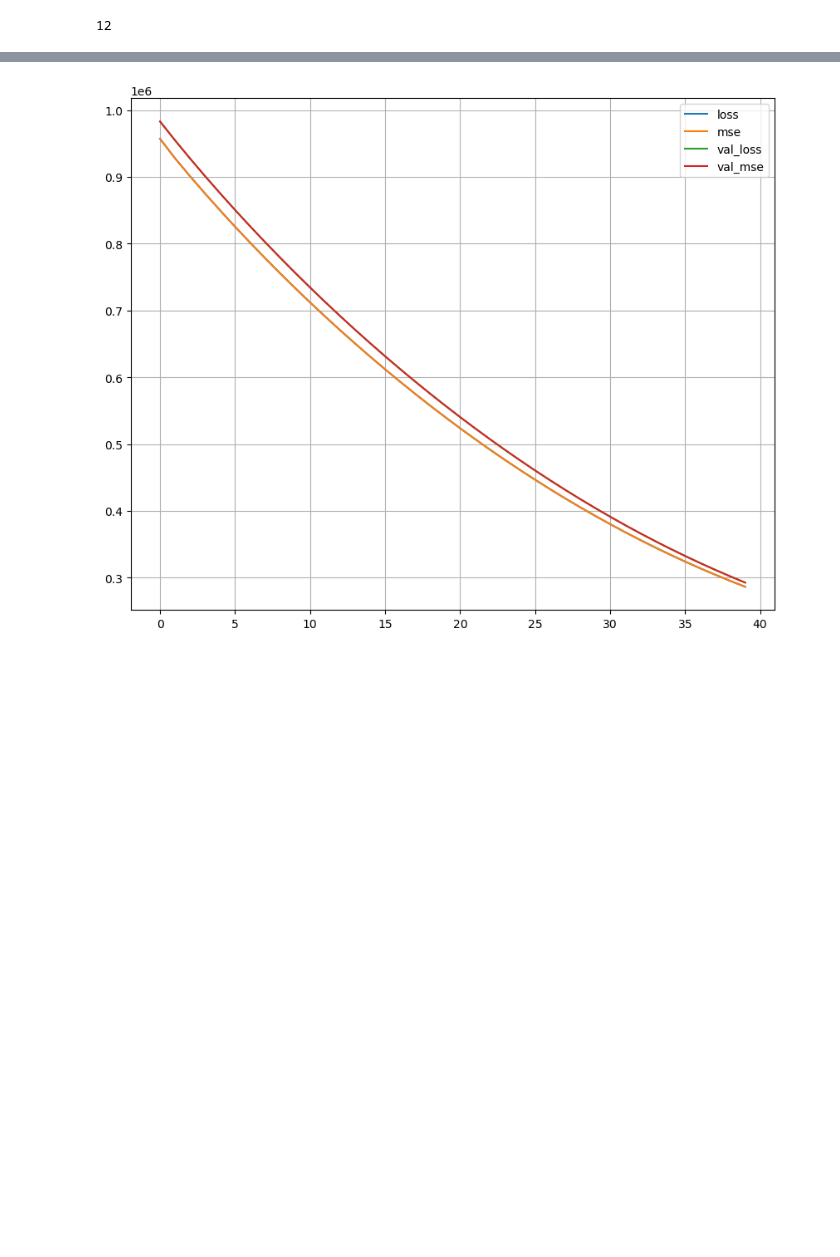
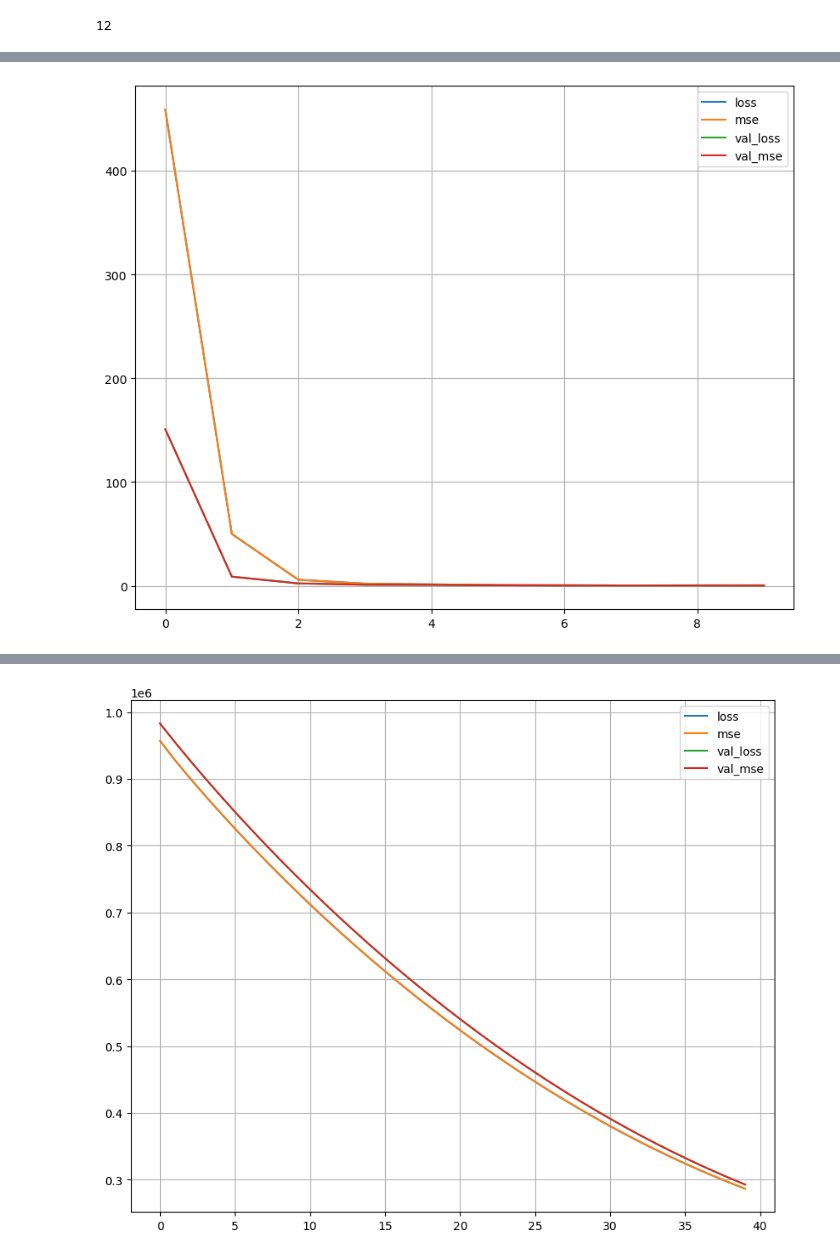
Before and after one commit to MatteoMascheroni1/AI_for_decision_making_and_control, a Jupyter notebook: assignment_3/LSTM.ipynb, the cells around one changed output, grey strips where cells are left out. Cells and saved outputs as stored; diff of their text form; code cells hidden in the pictures; blank space fills up the shorter version.

```diff
--- a/assignment_3/LSTM.ipynb
+++ b/assignment_3/LSTM.ipynb
@@ -148,0 +343,10 @@ model_x.evaluate(X_xtest, y_xtest)
+# %%
+model_x = keras.models.Sequential([
+    keras.layers.LSTM(units=1000, input_shape=[62,12]),
+    keras.layers.Dense(units=5,activation='linear')
+])
+model_x.compile(optimizer='adam', loss = 'mse', metrics=['mse'])
+
+# Assuming you have X_train and y_train for training data
+# Adjust batch_size and epochs based on your requirements
+history_x = model_x.fit(X_xtrain, y_xtrain, epochs=10, validation_data=(X_xvalid, y_xvalid))
@@ -149,3 +374,8 @@ model_x.evaluate(X_xtest, y_xtest)
+# %%
+pd.DataFrame(history_x.history).plot(figsize=(10,8))
+plt.grid(True)
+# %% [output]
+[figure, added]
 # %%
 X_ytrain, y_ytrain = create_dataset_train(file_list, time_steps=time_steps, number_of_variables=number_of_variables, prediction_steps=predict_steps, variable_index=1)
 X_train_scaled, scaler = min_max_scaling(X_ytrain)
```
Also changed, not shown: parts of 38 cells of this notebook, 1 other file.
